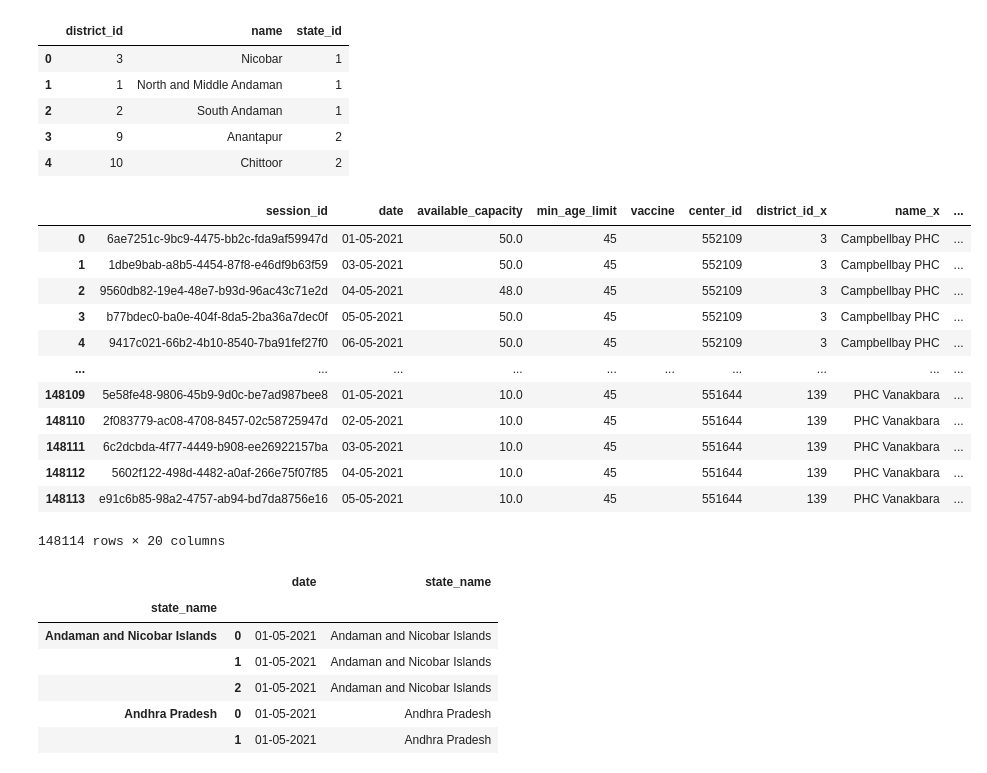
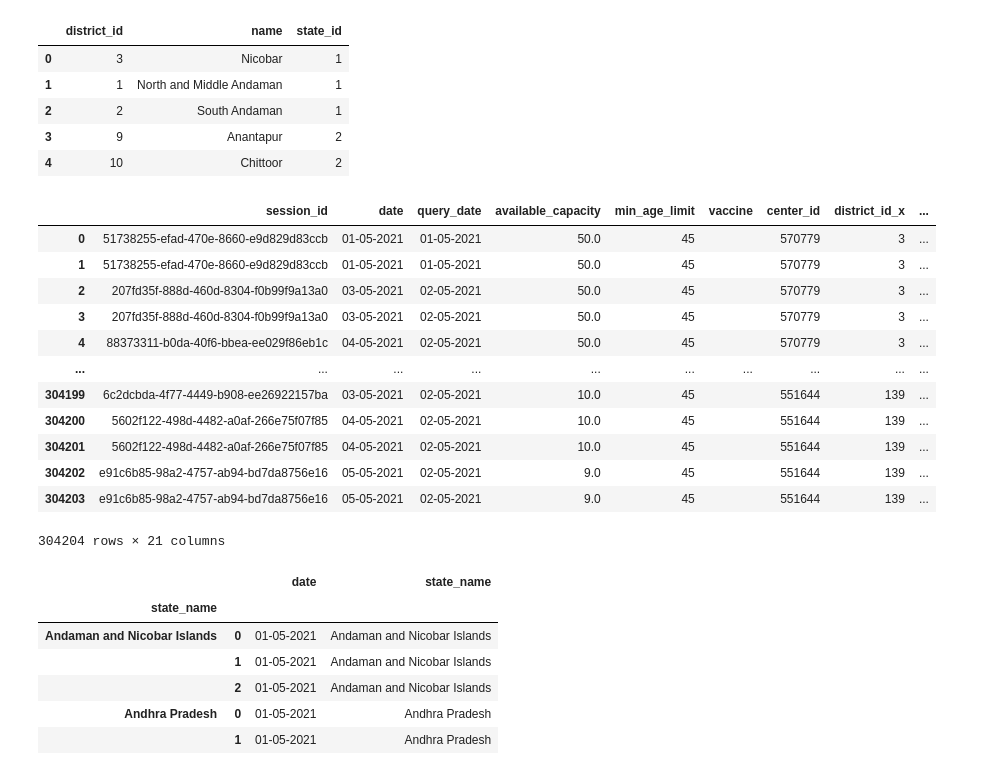
Before and after one commit to shashanksingh/blog_redux, a Jupyter notebook: _notebooks/2021-04-30-covid-vacctionations-slots-in-india.ipynb, the cells around one changed output. Saved outputs shown, nothing was run; the diff lists cells and outputs as text; code cells hidden in the pictures.

Commit message:
more data

```diff
--- a/_notebooks/2021-04-30-covid-vacctionations-slots-in-india.ipynb
+++ b/_notebooks/2021-04-30-covid-vacctionations-slots-in-india.ipynb
@@ -60,14 +60,14 @@ Lets make a data class to store our geographical and vaccination data
 # %%
 @dataclass
 class District:
-    district_id:str = None
-    name:str = None
+    district_id:int = None
+    district_name:str = None
     state_id:int = None
 
 
 @dataclass
 class Session:
-    session_id:str = None
+    session_uuid:str = None
     date:datetime.datetime = None
     query_date:datetime.datetime= None
     available_capacity:int = None
@@ -78,11 +78,13 @@ class Session:
 
 @dataclass
 class Center:
-    center_id:str = None
-    name:str = None
+    session_uuid:str = None
+    center_id:int = None
+    center_name:str = None
     state_name:str = None
     district_name:str = None
     block_name:str = None
+    pincode:str = None
     lat:int = None
     lng:int = None
     from_hour:datetime.datetime = None
@@ -115,16 +117,16 @@ for state_code in range(1, MAX_NUMBER_OF_STATES):
     for district in districts_data['districts']:
         district_name = district['district_name']
         district_id = district['district_id']
-        district = District(name = district_name, district_id = district_id , state_id=state_code)
+        district = District(district_name = district_name, district_id = district_id , state_id=state_code)
         DISTRICTS[district_id] = district
 # %%
 DISTRICT_DF = pd.DataFrame.from_dict([asdict(district) for district in DISTRICTS.values()])
 # %% [markdown]
 Lets now call actual api to get slots
 # %%
-MAX_DAYS = 2
+MAX_DAYS = 1
 
-def get_data_fiften_days_in_future_from_today():
+def get_days_in_future_from_today():
     base = datetime.datetime.today()
     date_list = [base + datetime.timedelta(days=x) for x in range(MAX_DAYS)]
     return [x.strftime("%d-%m-%Y") for x in date_list]
@@ -140,8 +142,9 @@ for district_id in DISTRICTS.keys():
                     center_uuid = str(uuid.uuid4())
                     center_id = center["center_id"]
                     center_name = center["name"]
-                    CENTERS[center_uuid] = Center(center_id=center_id,
-                                                name=center_name,
+                    CENTERS[center_uuid] = Center(center_uuid=center_uuid,
+                                                center_id=center_id,
+                                                center_name=center_name,
                                                 lat=center["lat"],
                                                 lng=center["long"],
                                                 from_hour=center["from"],
@@ -150,10 +153,11 @@ for district_id in DISTRICTS.keys():
                                                 state_name=center["state_name"],
                                                 district_name=center["district_name"],
                                                 block_name=center["block_name"],
+                                                pincode=center["pincode"],
                                                 fee_type=center["fee_type"])
                     for session in center["sessions"]:
                         session_id = session["session_id"]
-                        SESSIONS[session_id] = Session(session_id=session_id,
+                        SESSIONS[session_id] = Session(session_uuid=session_id,
                                                        date=session["date"],
                                                        query_date=slot_date,
                                                        available_capacity=session["available_capacity"],
@@ -163,7 +167,7 @@ for district_id in DISTRICTS.keys():
                                                        center_id=center_id)
             else:
                 NO_SLOT_AVAILABLE.append(NoSlotAvailable(district_id=district_id, date=slot_date))
-                print("No slot on {} in district {}".format(slot_date, district_id))
+#                 print("No slot on {} in district {}".format(slot_date, district_id))
 # %% [output]
 No slot on 01-05-2021 in district 22
 No slot on 02-05-2021 in district 22
@@ -226,22 +230,22 @@ DISTRICT_DF.head()
 session_center_merged_df = pd.merge(SESSION_DF, CENTER_DF, on="center_id")
 session_center_district_df = pd.merge(session_center_merged_df, DISTRICT_DF, left_on='district_id_x', right_on="district_id")
 # %%
-session_center_district_df.to_csv("vaccination_slot_data")
+session_center_district_df.to_csv("vaccination_slot_data.csv")
 session_center_district_df
 # %% [output]
-|  | session_id | date | available_capacity | min_age_limit | vaccine | center_id | district_id_x | name_x | ... |
-| 0 | 6ae7251c-9bc9-4475-bb2c-fda9af59947d | 01-05-2021 | 50.0 | 45 |  | 552109 | 3 | Campbellbay PHC | ... |
-| 1 | 1dbe9bab-a8b5-4454-87f8-e46df9b63f59 | 03-05-2021 | 50.0 | 45 |  | 552109 | 3 | Campbellbay PHC | ... |
-| 2 | 9560db82-19e4-48e7-b93d-96ac43c71e2d | 04-05-2021 | 48.0 | 45 |  | 552109 | 3 | Campbellbay PHC | ... |
-| 3 | b77bdec0-ba0e-404f-8da5-2ba36a7dec0f | 05-05-2021 | 50.0 | 45 |  | 552109 | 3 | Campbellbay PHC | ... |
-| 4 | 9417c021-66b2-4b10-8540-7ba91fef27f0 | 06-05-2021 | 50.0 | 45 |  | 552109 | 3 | Campbellbay PHC | ... |
+|  | session_id | date | query_date | available_capacity | min_age_limit | vaccine | center_id | district_id_x | ... |
+| 0 | 51738255-efad-470e-8660-e9d829d83ccb | 01-05-2021 | 01-05-2021 | 50.0 | 45 |  | 570779 | 3 | ... |
+| 1 | 51738255-efad-470e-8660-e9d829d83ccb | 01-05-2021 | 01-05-2021 | 50.0 | 45 |  | 570779 | 3 | ... |
+| 2 | 207fd35f-888d-460d-8304-f0b99f9a13a0 | 03-05-2021 | 02-05-2021 | 50.0 | 45 |  | 570779 | 3 | ... |
+| 3 | 207fd35f-888d-460d-8304-f0b99f9a13a0 | 03-05-2021 | 02-05-2021 | 50.0 | 45 |  | 570779 | 3 | ... |
+| 4 | 88373311-b0da-40f6-bbea-ee029f86eb1c | 04-05-2021 | 02-05-2021 | 50.0 | 45 |  | 570779 | 3 | ... |
 | ... | ... | ... | ... | ... | ... | ... | ... | ... | ... |
-| 148109 | 5e58fe48-9806-45b9-9d0c-be7ad987bee8 | 01-05-2021 | 10.0 | 45 |  | 551644 | 139 | PHC Vanakbara | ... |
-| 148110 | 2f083779-ac08-4708-8457-02c58725947d | 02-05-2021 | 10.0 | 45 |  | 551644 | 139 | PHC Vanakbara | ... |
-| 148111 | 6c2dcbda-4f77-4449-b908-ee26922157ba | 03-05-2021 | 10.0 | 45 |  | 551644 | 139 | PHC Vanakbara | ... |
-| 148112 | 5602f122-498d-4482-a0af-266e75f07f85 | 04-05-2021 | 10.0 | 45 |  | 551644 | 139 | PHC Vanakbara | ... |
-| 148113 | e91c6b85-98a2-4757-ab94-bd7da8756e16 | 05-05-2021 | 10.0 | 45 |  | 551644 | 139 | PHC Vanakbara | ... |
+| 304199 | 6c2dcbda-4f77-4449-b908-ee26922157ba | 03-05-2021 | 02-05-2021 | 10.0 | 45 |  | 551644 | 139 | ... |
+| 304200 | 5602f122-498d-4482-a0af-266e75f07f85 | 04-05-2021 | 02-05-2021 | 10.0 | 45 |  | 551644 | 139 | ... |
+| 304201 | 5602f122-498d-4482-a0af-266e75f07f85 | 04-05-2021 | 02-05-2021 | 10.0 | 45 |  | 551644 | 139 | ... |
+| 304202 | e91c6b85-98a2-4757-ab94-bd7da8756e16 | 05-05-2021 | 02-05-2021 | 9.0 | 45 |  | 551644 | 139 | ... |
+| 304203 | e91c6b85-98a2-4757-ab94-bd7da8756e16 | 05-05-2021 | 02-05-2021 | 9.0 | 45 |  | 551644 | 139 | ... |
-148114 rows × 20 columns
+304204 rows × 21 columns
 # %%
 # Top 5 States Running ahead of everyone else.
 session_center_district_df[['date', 'state_name']].groupby('state_name').apply(lambda x : x.sort_values(by = 'date', ascending = True).head(3).reset_index(drop = True))
```
Also changed, not shown: parts of 6 cells of this notebook.
